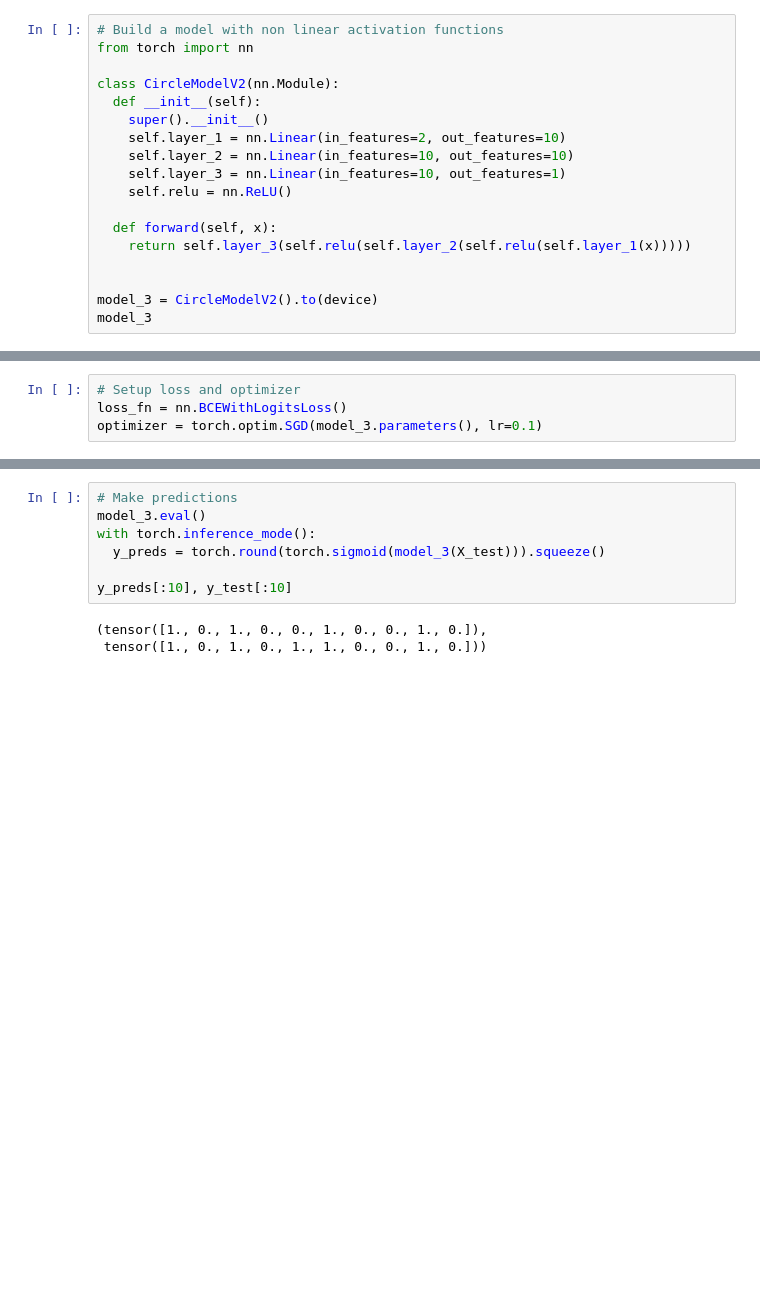
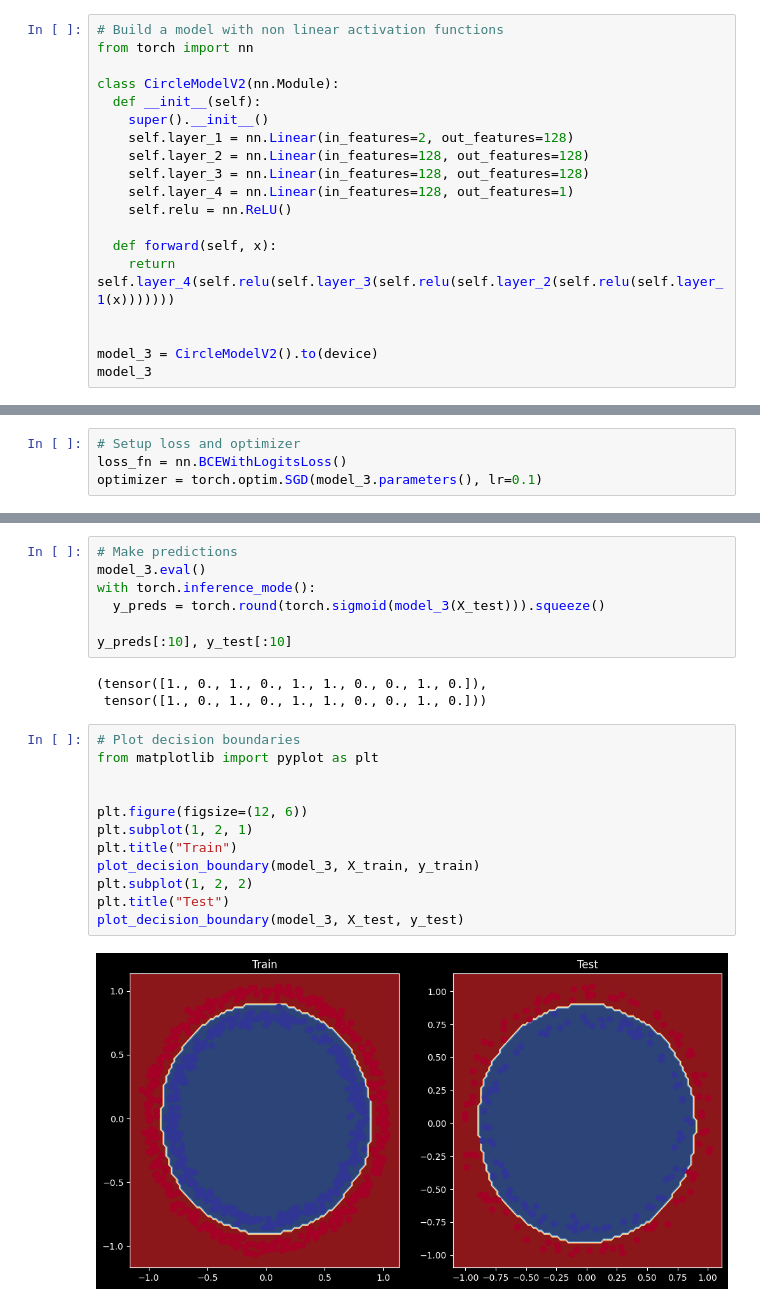
Before and after one commit to muhammadanas0716/PyTorch-ZTM, a Jupyter notebook: 03 - Neural Network Classification.ipynb, the cells around one changed output, grey strips where cells are left out. Cells and saved outputs as stored; diff of their text form; blank space fills up the shorter version.

```diff
--- a/03 - Neural Network Classification.ipynb
+++ b/03 - Neural Network Classification.ipynb
@@ -626,13 +626,14 @@ from torch import nn
 class CircleModelV2(nn.Module):
   def __init__(self):
     super().__init__()
-    self.layer_1 = nn.Linear(in_features=2, out_features=10)
-    self.layer_2 = nn.Linear(in_features=10, out_features=10)
-    self.layer_3 = nn.Linear(in_features=10, out_features=1)
+    self.layer_1 = nn.Linear(in_features=2, out_features=128)
+    self.layer_2 = nn.Linear(in_features=128, out_features=128)
+    self.layer_3 = nn.Linear(in_features=128, out_features=128)
+    self.layer_4 = nn.Linear(in_features=128, out_features=1)
     self.relu = nn.ReLU()
 
   def forward(self, x):
-    return self.layer_3(self.relu(self.layer_2(self.relu(self.layer_1(x)))))
+    return self.layer_4(self.relu(self.layer_3(self.relu(self.layer_2(self.relu(self.layer_1(x)))))))
 
 
 model_3 = CircleModelV2().to(device)
@@ -734,5 +736,19 @@ with torch.inference_mode():
 
 y_preds[:10], y_test[:10]
 # %% [output]
-(tensor([1., 0., 1., 0., 0., 1., 0., 0., 1., 0.]),
+(tensor([1., 0., 1., 0., 1., 1., 0., 0., 1., 0.]),
  tensor([1., 0., 1., 0., 1., 1., 0., 0., 1., 0.]))
+# %%
+# Plot decision boundaries
+from matplotlib import pyplot as plt
+
+
+plt.figure(figsize=(12, 6))
+plt.subplot(1, 2, 1)
+plt.title("Train")
+plot_decision_boundary(model_3, X_train, y_train)
+plt.subplot(1, 2, 2)
+plt.title("Test")
+plot_decision_boundary(model_3, X_test, y_test)
+# %% [output]
+[figure, added]
```
Also changed, not shown: parts of 11 cells of this notebook.
